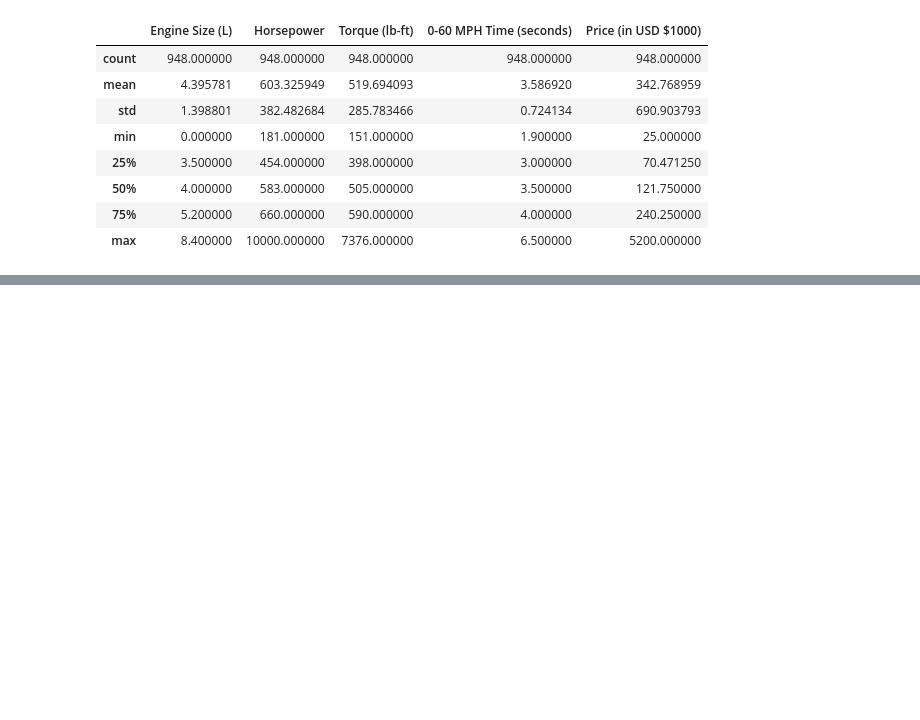
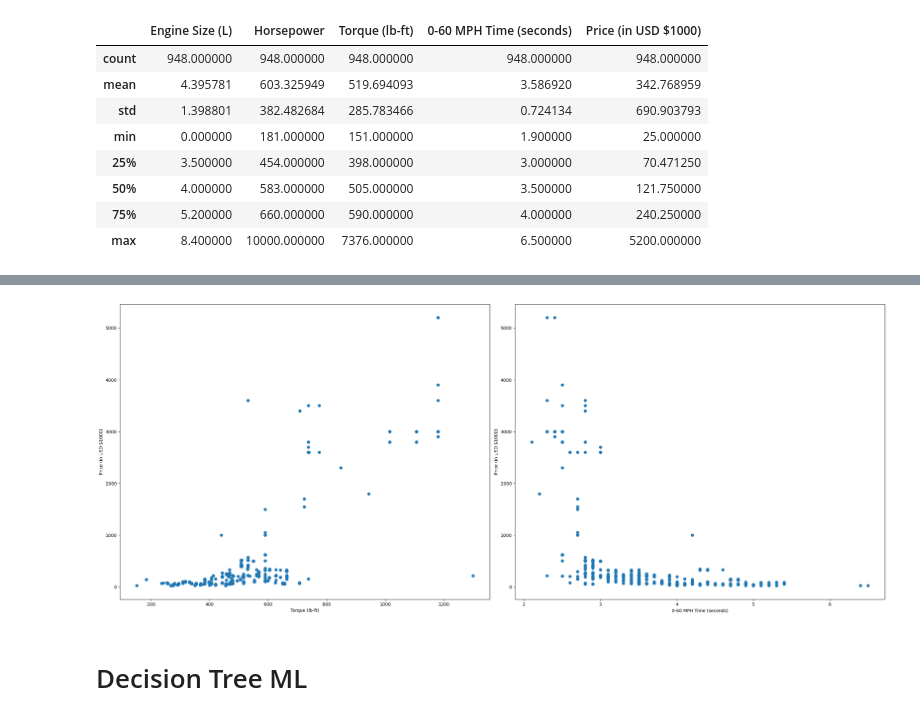
Before and after one commit to edwardoh7/wk09_fourthplace, a Jupyter notebook: Edward_notebook.ipynb, the cells around one changed output, grey strips where cells are left out. Drawn from its saved outputs; the diff is of its cells as text; code cells hidden in the pictures; blank space fills up the shorter version.

```diff
--- a/Edward_notebook.ipynb
+++ b/Edward_notebook.ipynb
@@ -128,0 +131,15 @@ plt.show()
+# %%
+y = df['Price (in USD $1000)']
+fig, ax = plt.subplots(1,2, figsize = (25,10))
+ax[0].scatter(df['Torque (lb-ft)'], y)
+ax[0].set_xlabel('Torque (lb-ft)')
+ax[0].set_ylabel('Price (in USD $1000)')
+ax[1].scatter(df['0-60 MPH Time (seconds)'], y)
+ax[1].set_xlabel('0-60 MPH Time (seconds)')
+ax[1].set_ylabel('Price (in USD $1000)')
+fig.tight_layout(pad=1)
+plt.show()
+# %% [output]
+[figure, added]
+# %% [markdown]
+# Decision Tree ML
```
Also changed, not shown: parts of 17 cells of this notebook.
